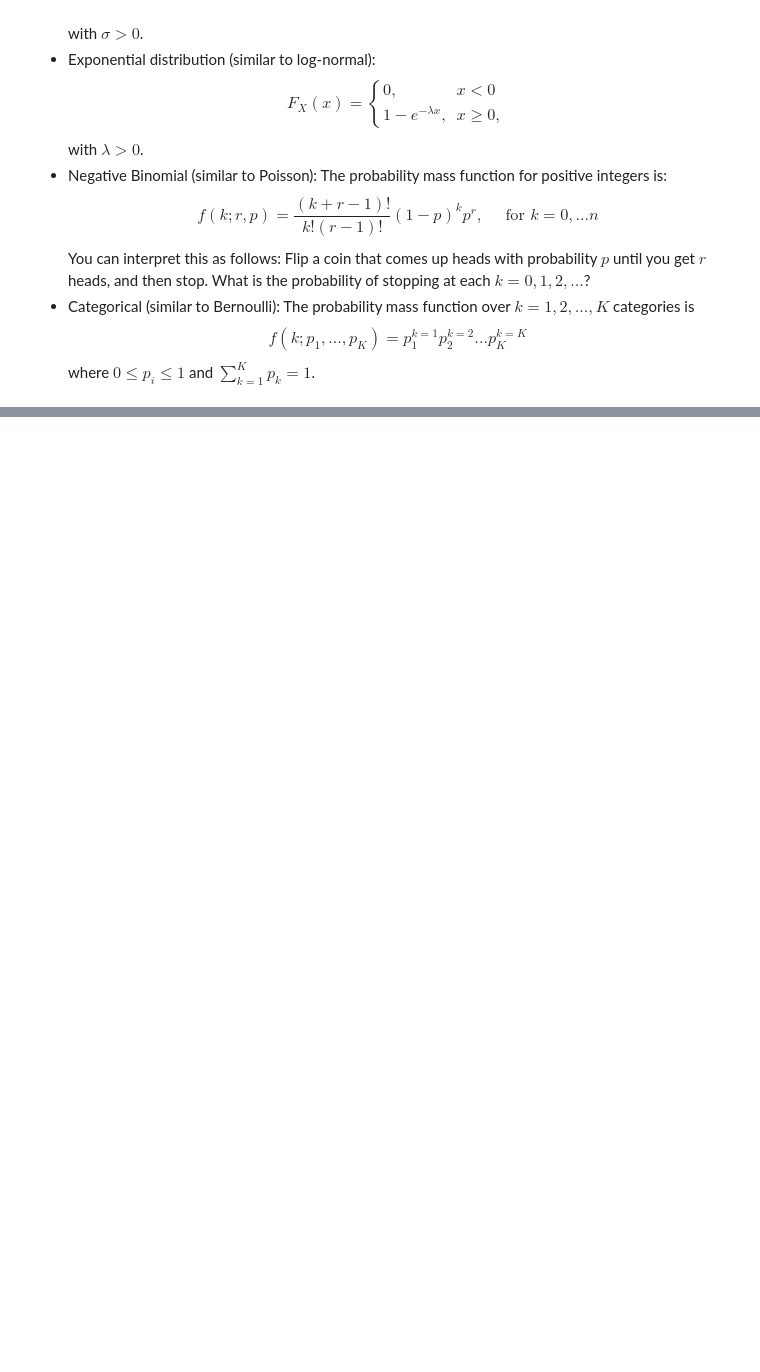
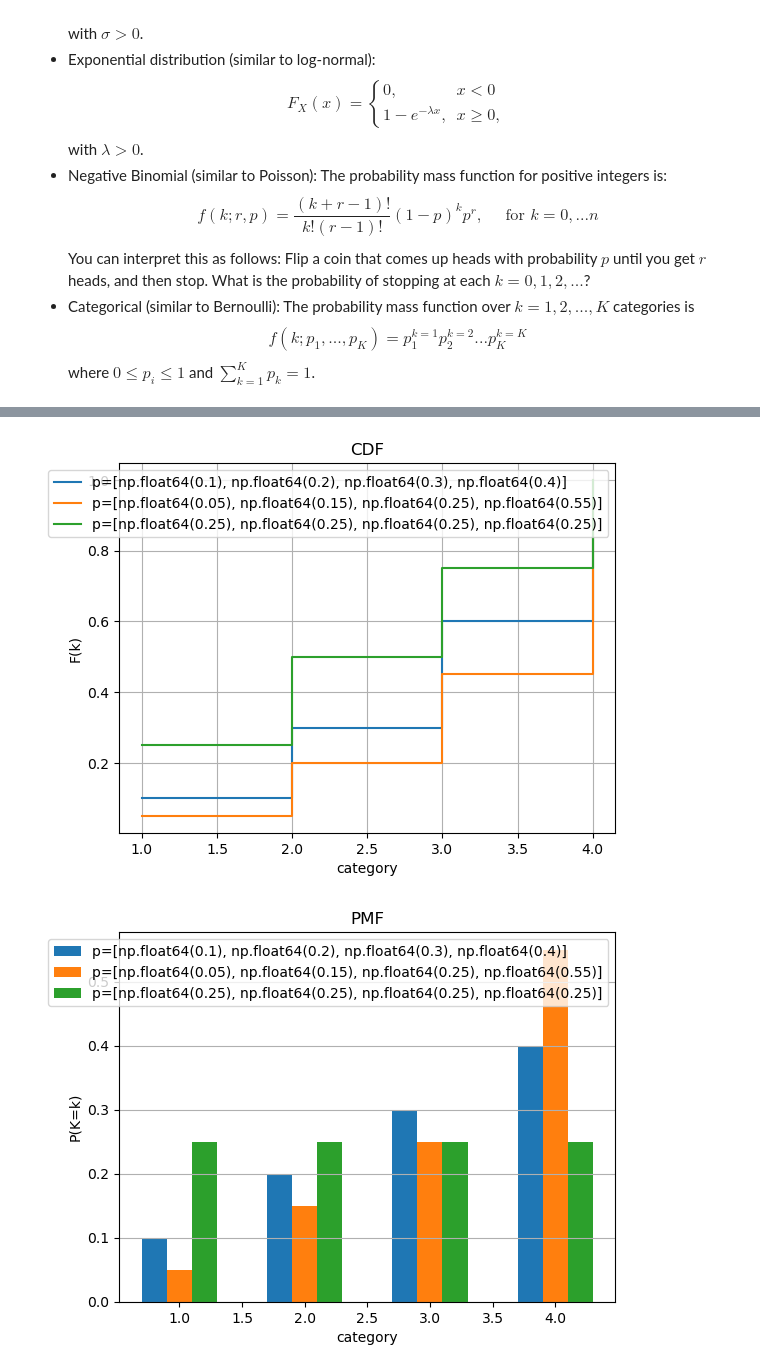
Before and after one commit to crwhittington/DS5030_assignment1, a Jupyter notebook: assignment1/assignment_6.ipynb, the cells around one changed output, grey strips where cells are left out. Saved outputs shown, nothing was run; the diff lists cells and outputs as text; code cells hidden in the pictures; blank space fills up the shorter version.

```diff
--- a/assignment1/assignment_6.ipynb
+++ b/assignment1/assignment_6.ipynb
@@ -378,0 +580,65 @@ where $0 \le p_i \le 1$ and $ \sum_{k=1}^K p_k = 1$.
+# %%
+# Part 3 & 4: Categorical
+
+ps = [
+    np.array([0.1, 0.2, 0.3, 0.4]),
+    np.array([0.05, 0.15, 0.25, 0.55]),
+    np.array([0.25, 0.25, 0.25, 0.25])
+]
+k = np.arange(1, len(ps[0]) + 1)
+
+plt.figure()
+for p in ps:
+    plt.step(k, np.cumsum(p), where="post", label=f"p={list(p)}")
+plt.legend()
+plt.title("CDF")
+plt.xlabel("category")
+plt.ylabel("F(k)")
+plt.grid(True)
+plt.show()
+
+plt.figure()
+offsets = np.linspace(-0.2, 0.2, len(ps))
+for off, p in zip(offsets, ps):
+    plt.bar(k + off, p, width=0.2, label=f"p={list(p)}")
+plt.legend()
+plt.title("PMF")
+plt.xlabel("category")
+plt.ylabel("P(K=k)")
+plt.grid(True, axis="y")
+plt.show()
+
+r = np.random.default_rng(0)
+p = np.array([0.05, 0.15, 0.2, 0.3, 0.3])
+categories = np.arange(1, len(p) + 1)
+sample = r.choice(categories, size=1000, p=p)
+
+vals, counts = np.unique(sample, return_counts=True)
+probs = counts / 1000
+
+plt.figure()
+plt.bar(categories - 0.2, p, width=0.4, label="theory")
+plt.bar(vals + 0.2, probs, width=0.4, label="sample")
+plt.title("PMF: sample vs theory")
+plt.xlabel("category")
+plt.ylabel("probability")
+plt.legend()
+plt.grid(True, axis="y")
+plt.show()
+
+xs = np.sort(sample)
+ys = np.arange(1, len(sample) + 1) / len(sample)
+theory_cdf = np.cumsum(p)
+
+plt.figure()
+plt.step(xs, ys, where="post", label="ECDF")
+plt.step(categories, theory_cdf, where="post", linestyle="--", label="theory")
+plt.title("CDF: ECDF vs theory")
+plt.xlabel("category")
+plt.ylabel("F(k)")
+plt.legend()
+plt.grid(True)
+plt.show()
+# %% [output]
+[figure, added]
+[figure, added]
```
Also changed, not shown: parts of 8 cells of this notebook.
